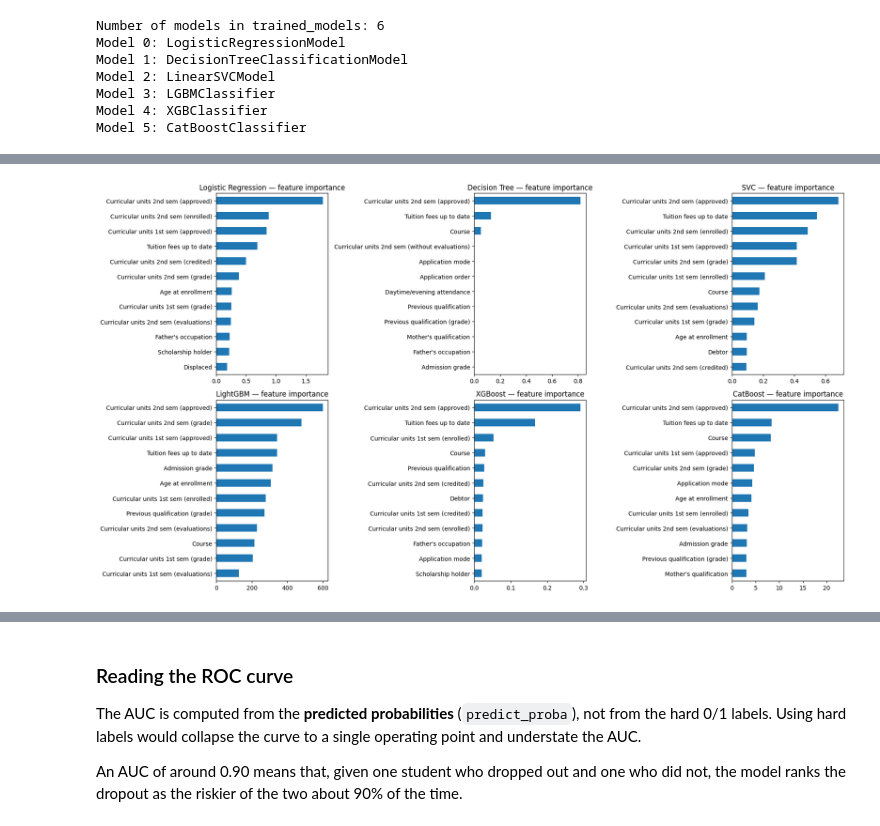
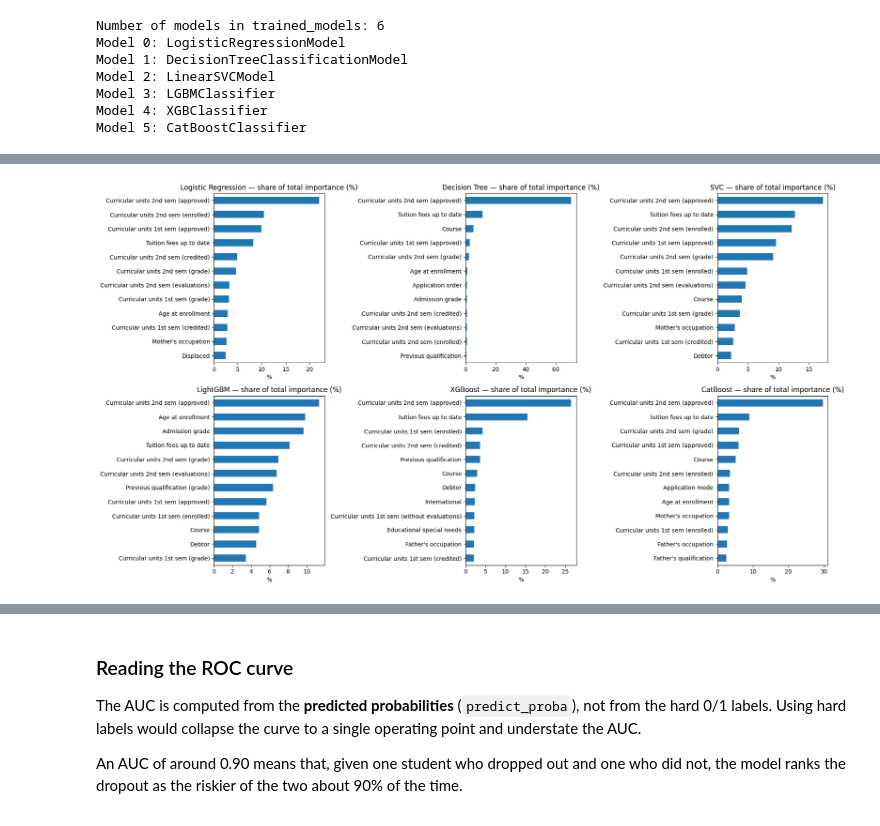
Before and after one commit to Soukthavilay/lightGBM-student-prediction, a Jupyter notebook: Student_Perfor.ipynb, the cells around one changed output, grey strips where cells are left out. Drawn from its saved outputs; the diff is of its cells as text; code cells hidden in the pictures.

```diff
--- a/Student_Perfor.ipynb
+++ b/Student_Perfor.ipynb
@@ -1136,12 +1265,13 @@ only showing top 5 rows
 # %%
 # Prepare features for machine learning
-# Get feature column names (exclude Target)
-feature_columns = [col_name for col_name in data.columns if col_name != 'Target']
+# `Enrolled_flag` is excluded: it is bookkeeping for the sensitivity analysis,
+# not information the model is allowed to use.
+feature_columns = [c for c in data.columns if c not in ('Target', 'Enrolled_flag')]
 
 # Create vector assembler for all features
 vector_assembler = VectorAssembler(inputCols=feature_columns, outputCol="features")
 data_assembled = vector_assembler.transform(data)
 
-# Show the assembled data
+print(f'{len(feature_columns)} features assembled')
 data_assembled.select("features", "Target").show(5)
 # %% [output]
@@ -1380,8 +1512,12 @@ Support Vector Machines
 # %%
 # For SVM, PySpark only supports LinearSVC, so we'll use that
 # Note: PySpark doesn't have non-linear SVM kernels like sklearn
-
-svm_model = LinearSVC(featuresCol="scaled_features", labelCol="Target", maxIter=42)
+#
+# maxIter=1000, the same budget as the logistic regression above. An earlier
+# version passed maxIter=42 — the value of the random seed, put in the wrong
+# argument (LinearSVC has no `seed` parameter), which stopped the optimiser
+# after 42 iterations, well before it converged.
+svm_model = LinearSVC(featuresCol="scaled_features", labelCol="Target", maxIter=1000)
 svm_fitted = svm_model.fit(train_data)
 
 # Make predictions
@@ -1430,14 +1566,15 @@ LightGBM Model
 # ---------------------------------------------------------------------------
 def spark_to_array(spark_df, features_col='features', label_col='Target'):
     """Convert a Spark DataFrame to numpy arrays for sklearn-compatible models"""
-    rows = spark_df.select(features_col, label_col).collect()
+    rows = spark_df.select(features_col, label_col, 'Enrolled_flag').collect()
     X = np.array([r[features_col].toArray() for r in rows])
     y = np.array([r[label_col] for r in rows])
-    return X, y
+    e = np.array([r['Enrolled_flag'] for r in rows])
+    return X, y, e
 
-X_train, y_train = spark_to_array(train_data)
-X_val,   y_val   = spark_to_array(val_data)
-X_test,  y_test  = spark_to_array(test_data)
+X_train, y_train, enr_train = spark_to_array(train_data)
+X_val,   y_val,   enr_val   = spark_to_array(val_data)
+X_test,  y_test,  enr_test  = spark_to_array(test_data)
 
 # ---------------------------------------------------------------------------
 # Nominal variables: the numbers are CODES, not quantities.
@@ -1446,9 +1583,7 @@ X_test,  y_test  = spark_to_array(test_data)
 # `category` makes the boosting models split on GROUP MEMBERSHIP instead.
 # (This is the encoding step the supervisor's guidance asks for.)
 # ---------------------------------------------------------------------------
-CATEGORICAL_COLS = ['Marital status', 'Application mode', 'Course',
-                    'Previous qualification', "Mother's qualification",
-                    "Father's occupation"]
+CATEGORICAL_COLS = [c for c in NOMINAL if c in feature_columns]
 
 _all_rows = np.vstack([X_train, X_val, X_test])
 _levels = {c: sorted(set(_all_rows[:, feature_columns.index(c)].astype(int)))
@@ -1480,4 +1615,6 @@ print(f"Test set       : {X_test_df.shape}")
 print(f"\n{len(CATEGORICAL_COLS)} nominal variables declared as `category`:")
 for c in CATEGORICAL_COLS:
     print(f'  - {c:32s} ({len(_levels[c])} levels)')
+print(f"\n'Enrolled' students per split (label 0, kept for the sensitivity analysis): "
+      f"{int(enr_train.sum())} train · {int(enr_val.sum())} val · {int(enr_test.sum())} test")
 # %% [output]
@@ -1865,18 +2219,23 @@ Curricular units 2nd sem (grade)        4.626088
 # %%
-# Plot feature importance for every model
+# Plot feature importance for every model — each normalised to a SHARE of its
+# own total, so the six panels can be read side by side despite the different
+# native units.
 n = len(importances)
 ncols = 3
 nrows = int(np.ceil(n / ncols))
 fig, ax = plt.subplots(nrows, ncols, figsize=(6 * ncols, 5 * nrows))
 axes = np.array(ax).reshape(-1)
 
 for a, (name, s) in zip(axes, importances.items()):
-    s.tail(12).plot(kind='barh', ax=a, title=f'{name} — feature importance')
+    share = (s / s.sum() * 100)
+    share.tail(12).plot(kind='barh', ax=a, title=f'{name} — share of total importance (%)')
+    a.set_xlabel('%')
 
 for a in axes[n:]:
     a.axis('off')
 
 plt.tight_layout()
+plt.savefig(FIG_DIR / '04_feature_importance_all_models.png', dpi=150, bbox_inches='tight')
 plt.show()
 # %% [output]
-[figure, old version]
+[figure, new version]
```
Also changed, not shown: parts of 65 cells of this notebook, 52 other files.
